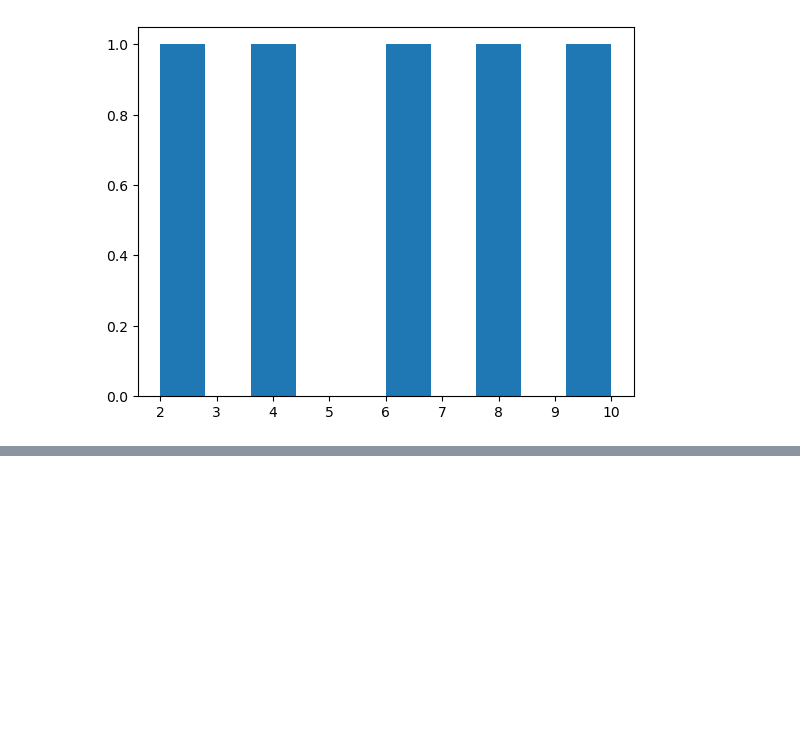
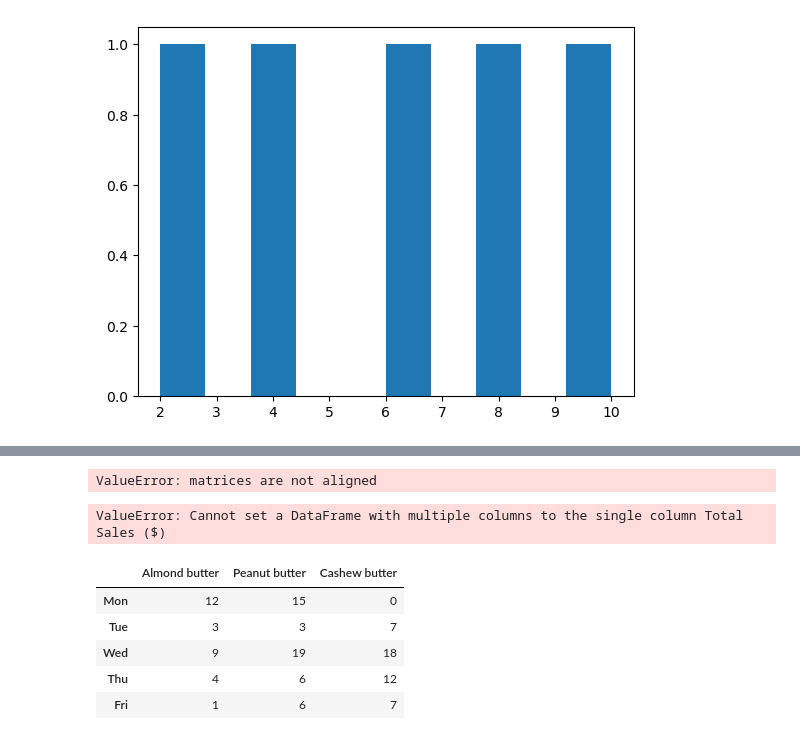
Before and after one commit to tpk0106/DS-and-ML, a Jupyter notebook: introduction-to-numpy.ipynb, the cells around one changed output, grey strips where cells are left out. Cells and saved outputs as stored; diff of their text form; code cells hidden in the pictures; blank space fills up the shorter version.

```diff
--- a/introduction-to-numpy.ipynb
+++ b/introduction-to-numpy.ipynb
@@ -524,0 +788,23 @@ plt.show()
+# %%
+# way 2 but this does not work with adding new column "Total sales"
+daily_sales = butter_prices.dot(weekly_sales.T)
+daily_sales
+# in order to work this should be transform
+weekly_sales["Total Sales ($)"] = daily_sales.T
+weekly_sales
+# %% [output]
+ValueError: matrices are not aligned
+# %%
+weekly_sales["Total Sales ($)"] = daily_sales.T
+weekly_sales
+# %% [output]
+ValueError: Cannot set a DataFrame with multiple columns to the single column Total Sales ($)
+# %%
+weekly_sales
+# %% [output]
+|  | Almond butter | Peanut butter | Cashew butter |
+| Mon | 12 | 15 | 0 |
+| Tue | 3 | 3 | 7 |
+| Wed | 9 | 19 | 18 |
+| Thu | 4 | 6 | 12 |
+| Fri | 1 | 6 | 7 |
```
Also changed, not shown: parts of 71 cells of this notebook, 42 other files.
